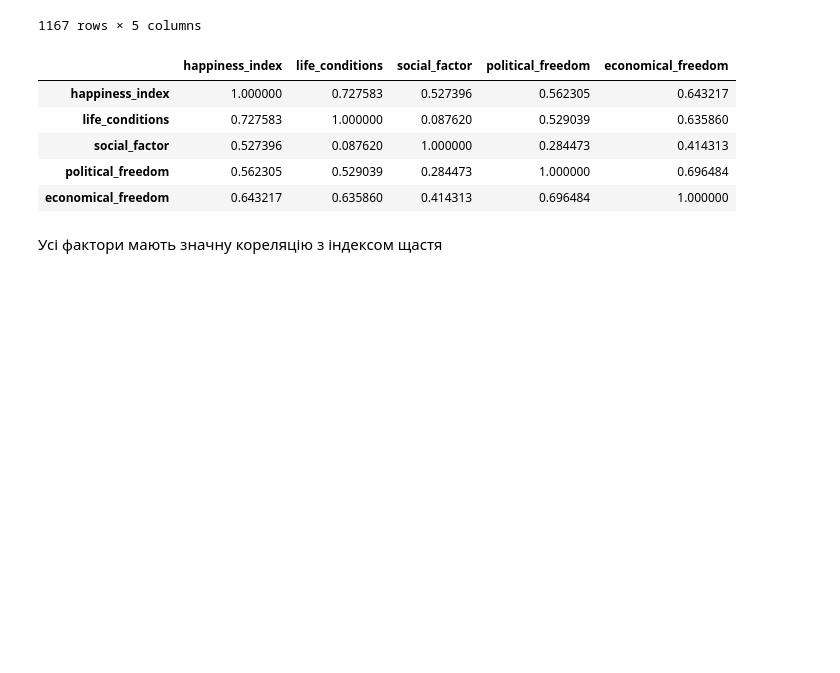
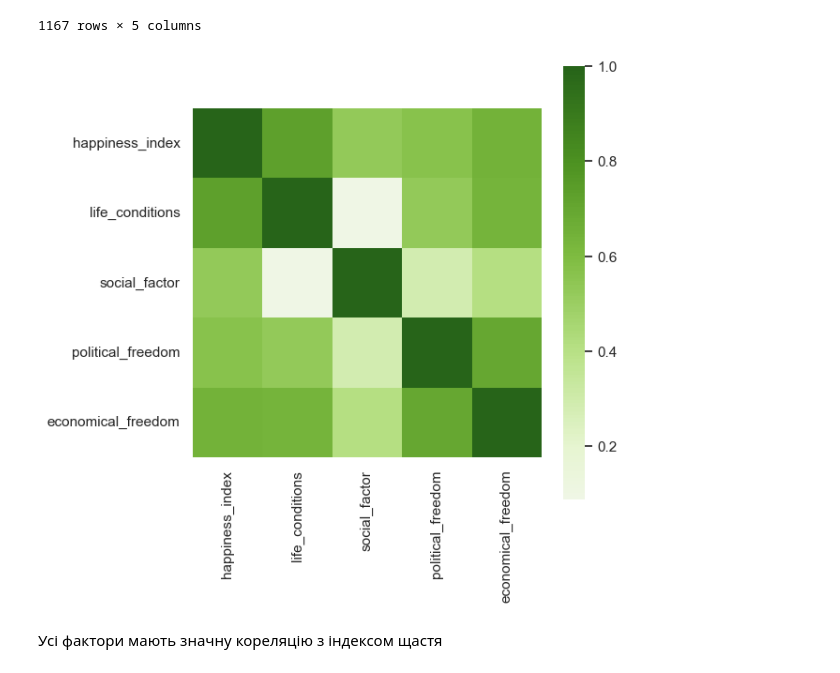
Before and after one commit to sevenfox148/happiness_index, a Jupyter notebook: models.ipynb, the cells around one changed output. Cells and saved outputs as stored; diff of their text form; code cells hidden in the pictures; blank space fills up the shorter version.

```diff
--- a/models.ipynb
+++ b/models.ipynb
@@ -217,14 +166,11 @@ index_df
 | 2197 | 3.154578 | -1.504658 | -0.190873 | 28.0 | 3.81 |
 1167 rows × 5 columns
 # %%
-index_df.corr()
+fig, ax = plt.subplots(figsize=(6, 6))
+sns.heatmap(index_df.corr(), square=True, cmap='PiYG', center=0)
+plt.show()
 # %% [output]
-|  | happiness_index | life_conditions | social_factor | political_freedom | economical_freedom |
-| happiness_index | 1.000000 | 0.727583 | 0.527396 | 0.562305 | 0.643217 |
-| life_conditions | 0.727583 | 1.000000 | 0.087620 | 0.529039 | 0.635860 |
-| social_factor | 0.527396 | 0.087620 | 1.000000 | 0.284473 | 0.414313 |
-| political_freedom | 0.562305 | 0.529039 | 0.284473 | 1.000000 | 0.696484 |
-| economical_freedom | 0.643217 | 0.635860 | 0.414313 | 0.696484 | 1.000000 |
+[figure, added]
 # %% [markdown]
 Усі фактори мають значну кореляцію з індексом щастя
 # %% [markdown]
```
Also changed, not shown: parts of 19 cells of this notebook.
